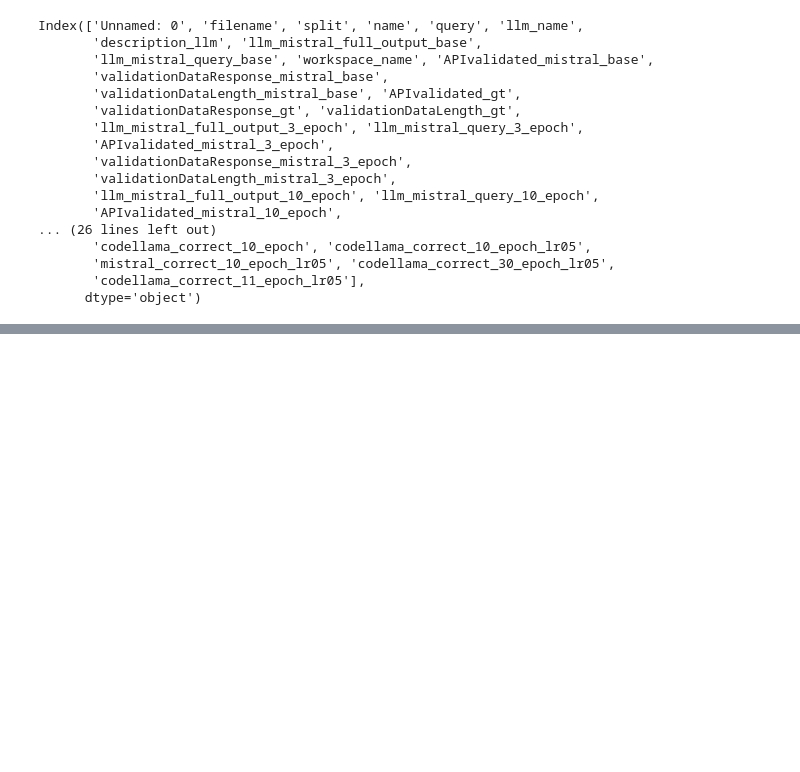
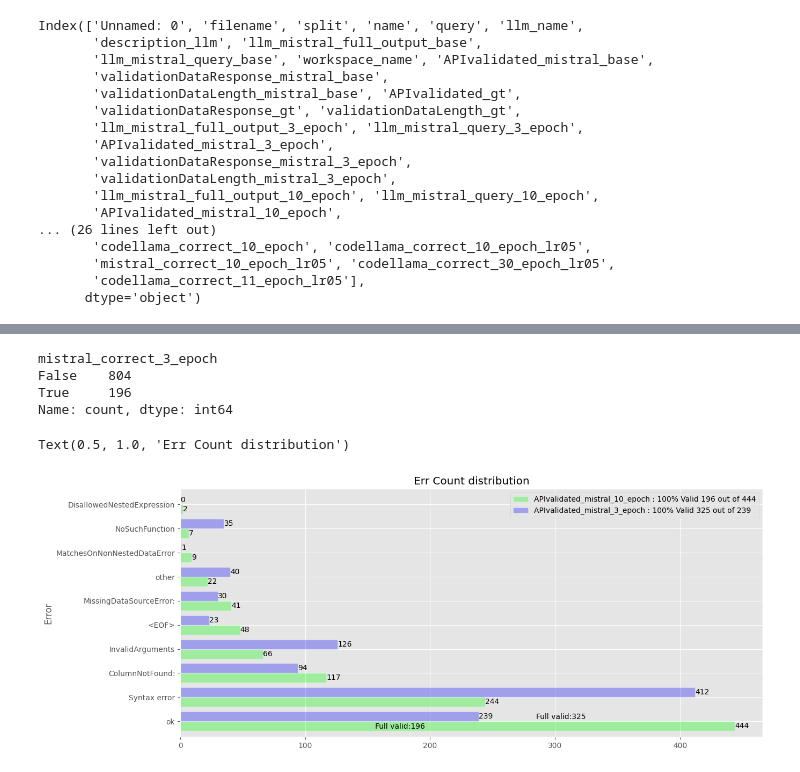
Before and after one commit to u128str/text2SIGNAL, a Jupyter notebook: notebooks/3_Phase_LLMexperiments_withSubsetSignalsFromCSV.ipynb, the cells around one changed output, grey strips where cells are left out. Drawn from its saved outputs; the diff is of its cells as text; code cells hidden in the pictures; blank space fills up the shorter version.

```diff
--- a/notebooks/3_Phase_LLMexperiments_withSubsetSignalsFromCSV.ipynb
+++ b/notebooks/3_Phase_LLMexperiments_withSubsetSignalsFromCSV.ipynb
@@ -1667,0 +2092,6 @@ dfp [dfp['APIvalidated_codellama_10_epoch'] != "ok"][cols].tail(10)
+# %%
+# davinci-002_text2signal 3 epochs 16 Feb 2024
+df_merged= pd.merge(df_merged, llm_davinci_002_text2signal_3_epoch,  how='inner')
+df_merged["davinci-002_correct_3epochs"]=df_merged['validationDataResponse_gt'] == df_merged['validationDataResponse_davinci-002_3epochs']
+dfp=df_merged
+print(df_merged.shape,df_merged.columns)
@@ -1667,0 +2116,7 @@ dfp [dfp['APIvalidated_codellama_10_epoch'] != "ok"][cols].tail(10)
+# %%
+# llm_davinci_002_text2signal_1_epoch_lrm_5['APIvalidated_davinci-002_1epoch_lrm5'].describe()
+# davinci-002_text2signal 3 epochs 16 Feb 2024
+df_merged= pd.merge(df_merged, llm_davinci_002_text2signal_1_epoch_lrm_5,  how='inner')
+df_merged["davinci-002_correct_1epoch_lrm5"]=df_merged['validationDataResponse_gt'] == df_merged['validationDataResponse_davinci-002_1epoch_lrm5']
+dfp=df_merged
+print(df_merged.shape,df_merged.columns)
@@ -1667,0 +2141,6 @@ dfp [dfp['APIvalidated_codellama_10_epoch'] != "ok"][cols].tail(10)
+# %%
+# llm_codellama_11_epochs_step_6999_no_mask['APIvalidated_codellama_11_epochs_step_6999_no_mask'].describe()
+df_merged= pd.merge(df_merged, llm_codellama_11_epochs_step_6999_no_mask,  how='inner')
+df_merged["codellama_correct_11_epochs_step_6999_no_mask"]=df_merged['validationDataResponse_gt'] == df_merged['validationDataResponse_codellama_11_epochs_step_6999_no_mask']
+dfp=df_merged
+print(df_merged.shape,df_merged.columns)
@@ -1752,0 +2220,7 @@ plot_pairweise(dfp,c1,c2,d1,d2)
+# %%
+dfp['mistral_correct_3_epoch'].value_counts()
+# %% [output]
+mistral_correct_3_epoch
+False    804
+True     196
+Name: count, dtype: int64
@@ -1752,0 +2232,40 @@ plot_pairweise(dfp,c1,c2,d1,d2)
+# %%
+c1='APIvalidated_mistral_10_epoch'
+c2='APIvalidated_mistral_3_epoch'
+d1="mistral_correct_3_epoch"
+d2="mistral_correct_10_epoch"
+y= dfp[c1].apply(lambda x: err_detect(x))
+y1= dfp[c2].apply(lambda x: err_detect(x))
+
+#df[['new_col1','new_col2']] = df[['data1','data2']].apply( function_of_your_choosing(x), axis=1)
+
+#dfp[c1,c2].apply(err_detect(x), axis=1)
+#cols = list(y.value_counts().reset_index()[c1][0:11].values)
+#print(cols)
+#ax = y.value_counts()[cols].plot.barh( y="count", x=c1, edgecolor='white', linewidth=1, alpha=0.3,  color='lime', label=c1)
+#??y1.value_counts()[y1.unique()] [cols]  #.plot.barh(x=c2, y="count",  edgecolor='red', linewidth=1, alpha=0.3,  color='blue', ax=ax, label=c2)
+#y1.value_counts().sort_values(by=[c2], key=lambda x: x.map(cols)) .sort_index(cols)
+
+#pd.Categorical(y1.value_counts().reset_index(), categories=cols)
+#y1.value_counts() #.reset_index()
+
+ax = pd.concat([y.value_counts(), y1.value_counts()], keys=[f'{c1}_cnt', f'{c2}_cnt'], axis=1).reset_index().rename(columns={'index': 'Error'}) \
+    .plot.barh(y=[f'{c1}_cnt', f'{c2}_cnt'], x="Error", edgecolor='white', linewidth=1, alpha=0.3,  color=['lime','blue'], width=0.8)
+ax.bar_label(ax.containers[0])
+ax.bar_label(ax.containers[1])
+
+
+
+t1=y.value_counts()['ok']
+t2=y1.value_counts()['ok']
+val1= dfp[d1].value_counts()[True]
+val2= dfp[d2].value_counts()[True]
+
+ax.annotate(f"Full valid:{val1}", (val1-40, -0.3))
+ax.annotate(f"Full valid:{val2}", (val2-40, 0.1))
+
+plt.legend([f'{c1} : 100% Valid {val1} out of {t1}',f'{c2} : 100% Valid {val2} out of {t2}' ])
+plt.title(f'Err Count distribution')
+# %% [output]
+Text(0.5, 1.0, 'Err Count distribution')
+[figure, added]
```
Also changed, not shown: parts of 41 cells of this notebook, 36 other files.
